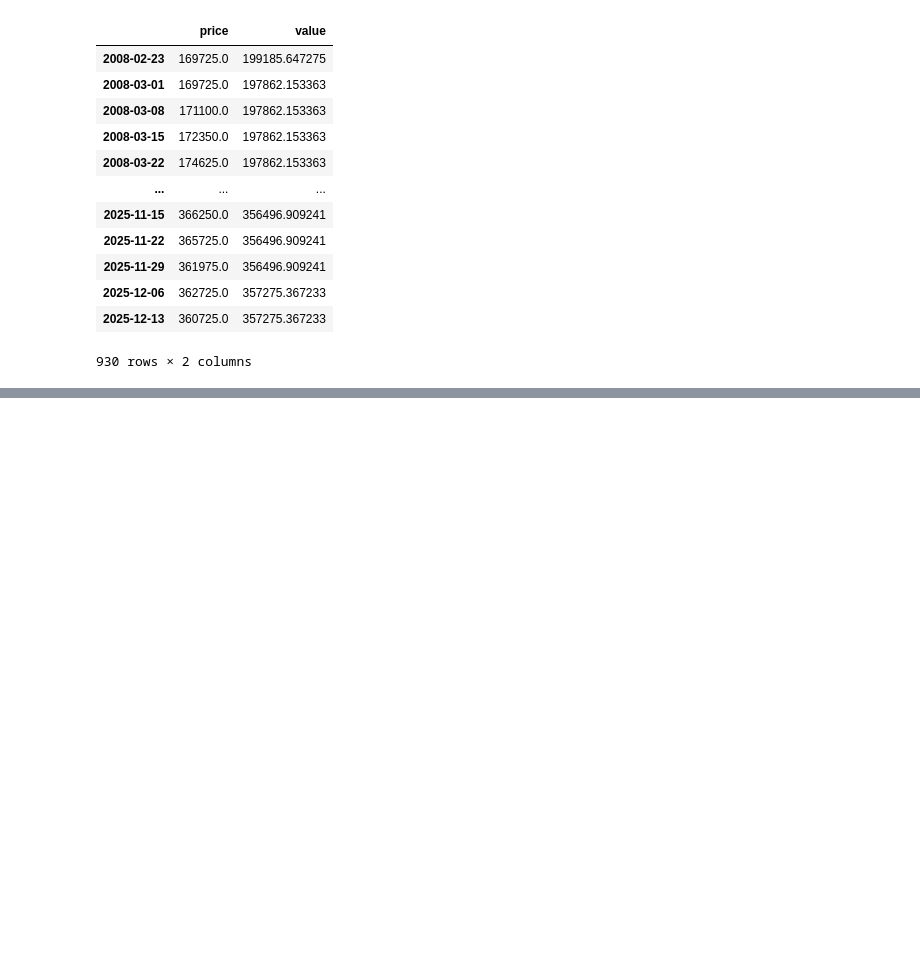
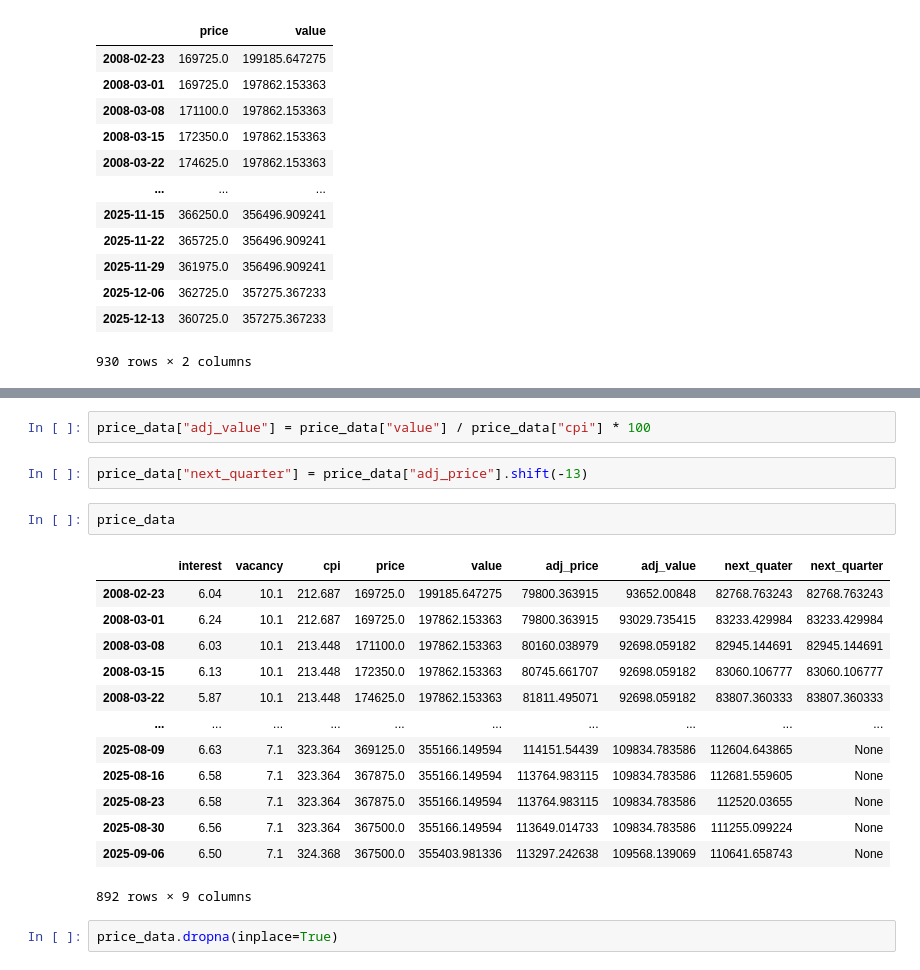
Before and after one commit to Zemoik/House-Price-Predictor, a Jupyter notebook: priceslive.ipynb, the cells around one changed output, grey strips where cells are left out. Cells and saved outputs as stored; diff of their text form; blank space fills up the shorter version.

```diff
--- a/priceslive.ipynb
+++ b/priceslive.ipynb
@@ -233,0 +322,22 @@ price_data
+# %%
+price_data["adj_value"] = price_data["value"] / price_data["cpi"] * 100
+# %%
+price_data["next_quarter"] = price_data["adj_price"].shift(-13)
+# %%
+price_data
+# %% [output]
+|  | interest | vacancy | cpi | price | value | adj_price | adj_value | next_quater | next_quarter |
+| 2008-02-23 | 6.04 | 10.1 | 212.687 | 169725.0 | 199185.647275 | 79800.363915 | 93652.00848 | 82768.763243 | 82768.763243 |
+| 2008-03-01 | 6.24 | 10.1 | 212.687 | 169725.0 | 197862.153363 | 79800.363915 | 93029.735415 | 83233.429984 | 83233.429984 |
+| 2008-03-08 | 6.03 | 10.1 | 213.448 | 171100.0 | 197862.153363 | 80160.038979 | 92698.059182 | 82945.144691 | 82945.144691 |
+| 2008-03-15 | 6.13 | 10.1 | 213.448 | 172350.0 | 197862.153363 | 80745.661707 | 92698.059182 | 83060.106777 | 83060.106777 |
+| 2008-03-22 | 5.87 | 10.1 | 213.448 | 174625.0 | 197862.153363 | 81811.495071 | 92698.059182 | 83807.360333 | 83807.360333 |
+| ... | ... | ... | ... | ... | ... | ... | ... | ... | ... |
+| 2025-08-09 | 6.63 | 7.1 | 323.364 | 369125.0 | 355166.149594 | 114151.54439 | 109834.783586 | 112604.643865 | None |
+| 2025-08-16 | 6.58 | 7.1 | 323.364 | 367875.0 | 355166.149594 | 113764.983115 | 109834.783586 | 112681.559605 | None |
+| 2025-08-23 | 6.58 | 7.1 | 323.364 | 367875.0 | 355166.149594 | 113764.983115 | 109834.783586 | 112520.03655 | None |
+| 2025-08-30 | 6.56 | 7.1 | 323.364 | 367500.0 | 355166.149594 | 113649.014733 | 109834.783586 | 111255.099224 | None |
+| 2025-09-06 | 6.50 | 7.1 | 324.368 | 367500.0 | 355403.981336 | 113297.242638 | 109568.139069 | 110641.658743 | None |
+892 rows × 9 columns
+# %%
+price_data.dropna(inplace=True)
```
Also changed, not shown: parts of 18 cells of this notebook.
